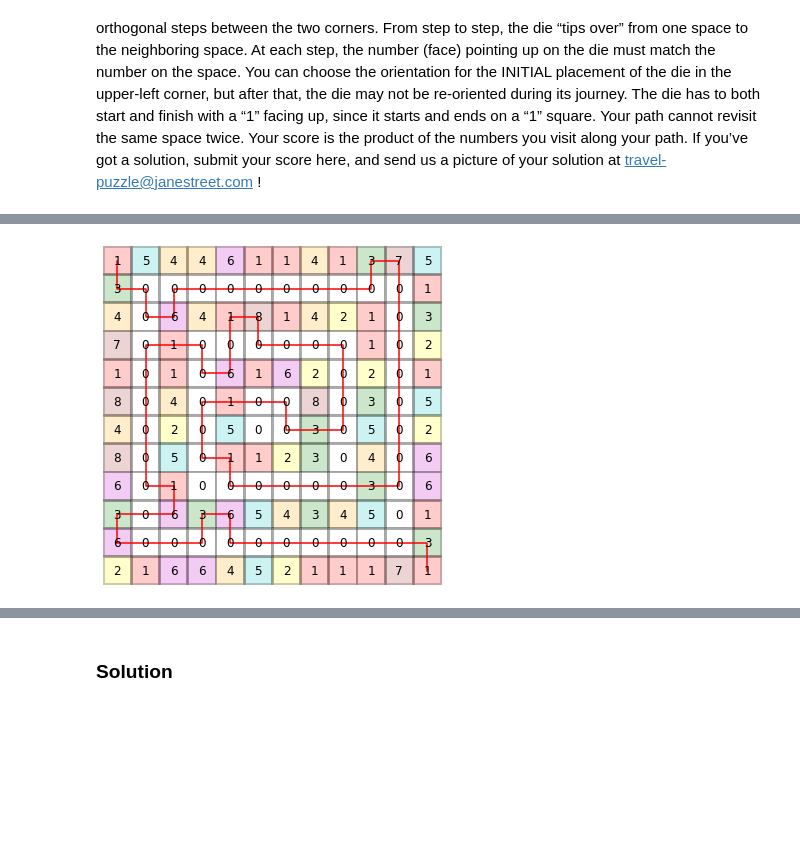
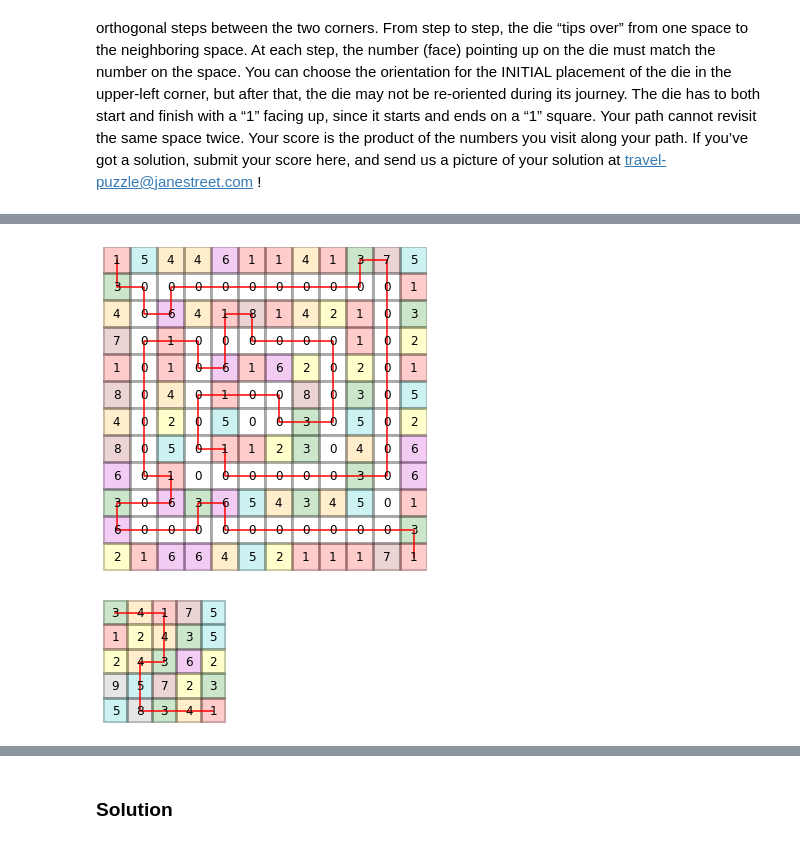
Before and after one commit to gowen100/Jane-Street-Solutions, a Jupyter notebook: 2016_02_TravelAgent.ipynb, the cells around one changed output, grey strips where cells are left out. Drawn from its saved outputs; the diff is of its cells as text; code cells hidden in the pictures; blank space fills up the shorter version.

```diff
--- a/2016_02_TravelAgent.ipynb
+++ b/2016_02_TravelAgent.ipynb
@@ -35,6 +36,10 @@ If you’ve got a solution, submit your score here, and send us a picture of you
 ### Puzzle details
 <img src="https://www.janestreet.com/puzzles/wp-content/uploads/2016/02/feb16_puzzle.png" width="450" >
 # %%
+# getting there with the code. Currently the dice constraint only excludes the number on the opposite side of the dice
+# need a better model for the state of the dice
+
+
 fixed = [[1, 5, 4, 4, 6, 1, 1, 4, 1, 3, 7, 5],
          [3, 0, 0, 0, 0, 0, 0, 0, 0, 0, 0, 1],
          [4, 0, 6, 4, 1, 8, 1, 4, 2, 1, 0, 3],
@@ -48,36 +53,39 @@ fixed = [[1, 5, 4, 4, 6, 1, 1, 4, 1, 3, 7, 5],
          [6, 0, 0, 0, 0, 0, 0, 0, 0, 0, 0, 3],
          [2, 1, 6, 6, 4, 5, 2, 1, 1, 1, 7, 1]]
 
 example= [[3, 4, 1, 7, 5],
           [1, 2, 4, 3, 5],
           [2, 4, 3, 6, 2],
           [9, 5, 7, 2, 3],
           [5, 8, 3, 4, 1]]
 
-path= [0,5,10,11,12,7,8,9,14,19,24]
+path1= [0,5,10,11,12,7,8,9,14,19,24]
 path =[0,1,13,14,26,25,37,49,61,73,85,97,109,108,120,121,122,123,124,125,126,127,128,116,104,92,80,68,56,55,43,42,41,53,65,
        77,78,90,102,101,100,99,87,75,63,62,50,51,52,40,39,27,15,16,17,18,19,20,32,33,21,9,10,22,34,46,45,57,58,70,82,94,106,
        118,130,142,143]+[143]*(143-77+1)
 
 
 def grid_print(grid,orig_grid,path):
-    fig,ax = plt.subplots(1,1,figsize=(5,5))
+    n = len(grid)/2.5
+    fig,ax = plt.subplots(1,1,figsize=(n,n))
     text = np.array(grid).astype('int').astype('str')
     text[text=="0"] == ""
     ax =sns.heatmap(orig_grid,annot=text,cbar=False,cmap=ListedColormap(["w","r","yellow","green","orange","c","m","brown","grey","hotpink"],N=np.max(grid)),fmt="",
                     linewidths=2,linecolor="k",annot_kws={"size":12,"color":"k"},alpha=.2,vmin=0)
     ax.tick_params(left=False, bottom=False,labelleft=False, labelright=True)
     xpoints = [i //len(grid)+0.5 for i in path]
     ypoints = [i % len(grid)+0.5 for i in path]
     plt.plot(xpoints,ypoints,"r")
     plt.axis("off")
     plt.tight_layout()
     plt.show()
 
 
 grid_print(fixed,fixed,path)
+grid_print(example,example,path1)
 # %% [output]
-[figure, old version]
+[figure, new version]
+[figure, added]
 # %%
 def solve_grid(grid):
     start = time.time()
```
Also changed, not shown: parts of 4 cells of this notebook.
